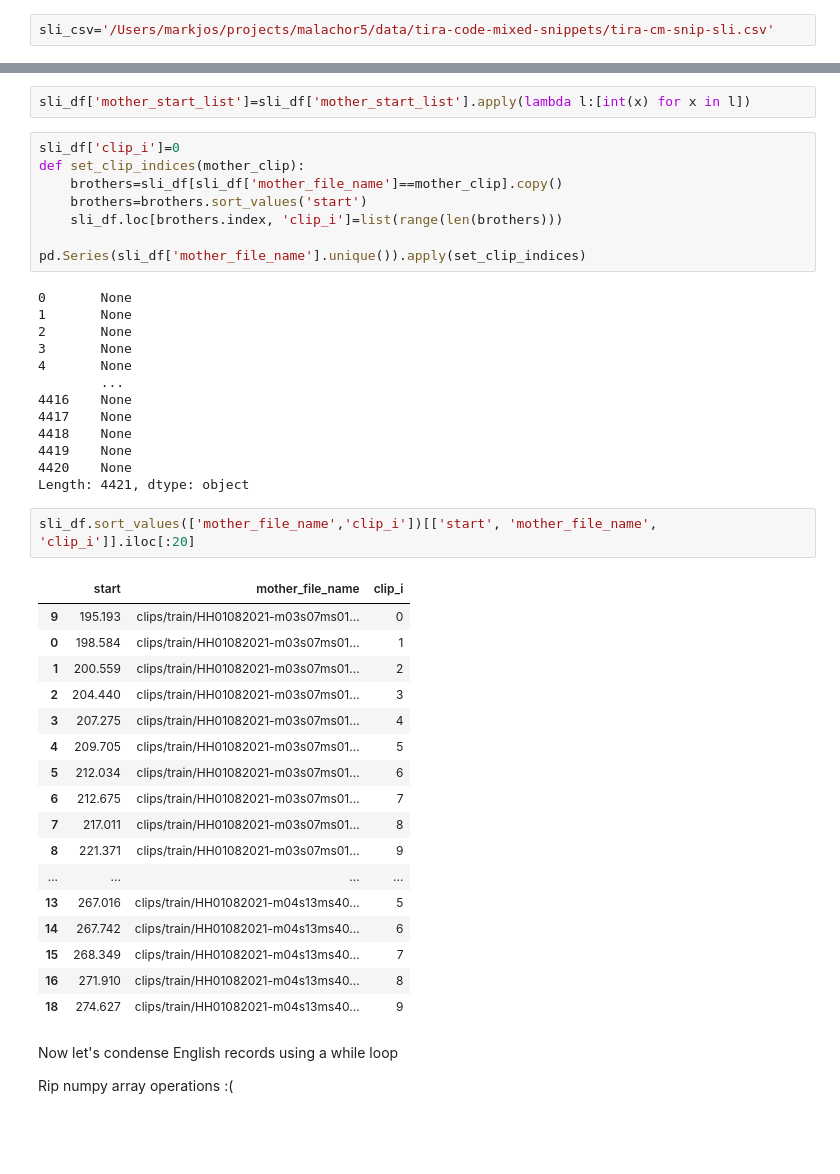
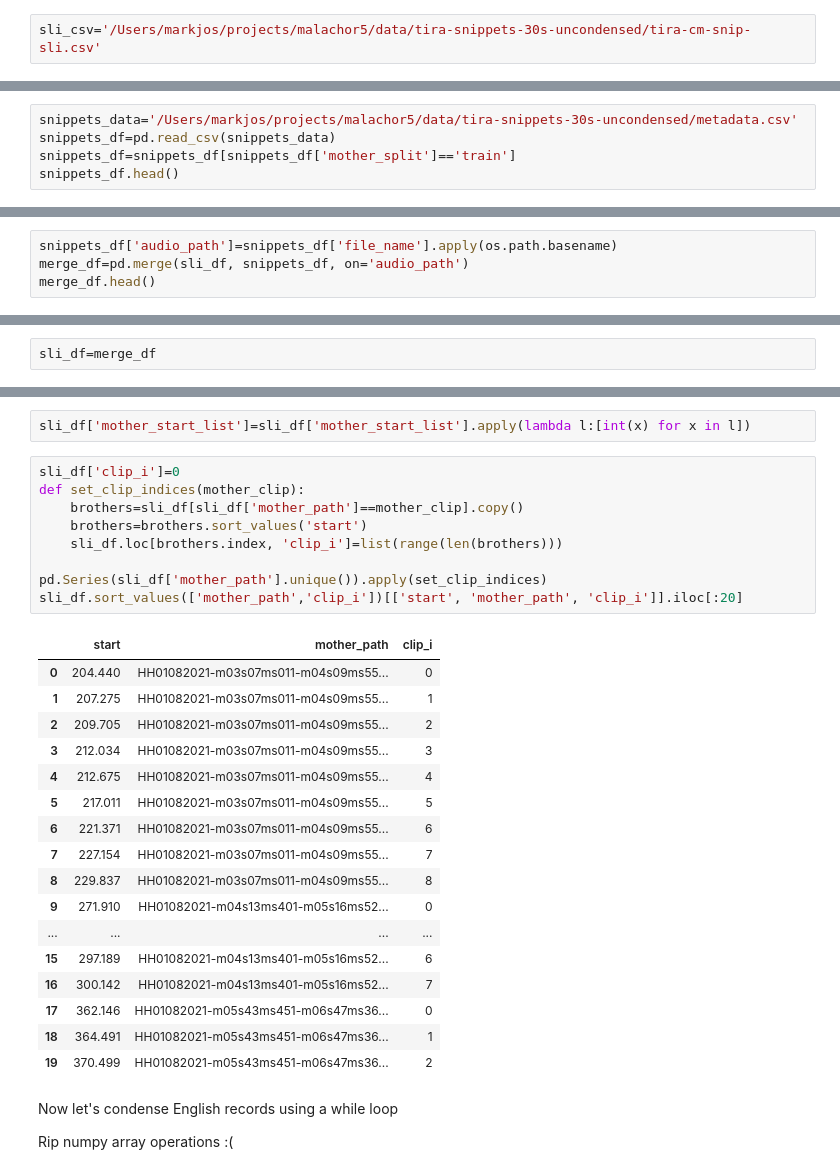
Before and after one commit to markjosims/malachor5, a Jupyter notebook: notebooks/en_tic_snippets.ipynb, the cells around one changed output, grey strips where cells are left out. Saved outputs shown, nothing was run; the diff lists cells and outputs as text; blank space fills up the shorter version.

Commit message:
data data data

```diff
--- a/notebooks/en_tic_snippets.ipynb
+++ b/notebooks/en_tic_snippets.ipynb
@@ -5,4 +14,4 @@ from datasets import load_dataset, load_from_disk, Audio
 # %%
-sli_csv='/Users/markjos/projects/malachor5/data/tira-code-mixed-snippets/tira-cm-snip-sli.csv'
+sli_csv='/Users/markjos/projects/malachor5/data/tira-snippets-30s-uncondensed/tira-cm-snip-sli.csv'
 # %%
 sli_df=pd.read_csv(sli_csv)
@@ -28,0 +30,5 @@ Name: count, dtype: int64
+# %%
+snippets_data='/Users/markjos/projects/malachor5/data/tira-snippets-30s-uncondensed/metadata.csv'
+snippets_df=pd.read_csv(snippets_data)
+snippets_df=snippets_df[snippets_df['mother_split']=='train']
+snippets_df.head()
@@ -28,0 +43,4 @@ Name: count, dtype: int64
+# %%
+snippets_df['audio_path']=snippets_df['file_name'].apply(os.path.basename)
+merge_df=pd.merge(sli_df, snippets_df, on='audio_path')
+merge_df.head()
@@ -29 +59,3 @@ Name: count, dtype: int64
+# %%
+sli_df=merge_df
 # %% [markdown]
@@ -35,44 +69,30 @@ sli_df['mother_start_list']=sli_df['mother_start_list'].apply(lambda l:[int(x) f
 # %%
 sli_df['clip_i']=0
 def set_clip_indices(mother_clip):
-    brothers=sli_df[sli_df['mother_file_name']==mother_clip].copy()
+    brothers=sli_df[sli_df['mother_path']==mother_clip].copy()
     brothers=brothers.sort_values('start')
     sli_df.loc[brothers.index, 'clip_i']=list(range(len(brothers)))
 
-pd.Series(sli_df['mother_file_name'].unique()).apply(set_clip_indices)
+pd.Series(sli_df['mother_path'].unique()).apply(set_clip_indices)
+sli_df.sort_values(['mother_path','clip_i'])[['start', 'mother_path', 'clip_i']].iloc[:20]
 # %% [output]
-0       None
-1       None
-2       None
-3       None
-4       None
-        ...
-4416    None
-4417    None
-4418    None
-4419    None
-4420    None
-Length: 4421, dtype: object
+|  | start | mother_path | clip_i |
+| 0 | 204.440 | HH01082021-m03s07ms011-m04s09ms55... | 0 |
+| 1 | 207.275 | HH01082021-m03s07ms011-m04s09ms55... | 1 |
+| 2 | 209.705 | HH01082021-m03s07ms011-m04s09ms55... | 2 |
+| 3 | 212.034 | HH01082021-m03s07ms011-m04s09ms55... | 3 |
+| 4 | 212.675 | HH01082021-m03s07ms011-m04s09ms55... | 4 |
+| 5 | 217.011 | HH01082021-m03s07ms011-m04s09ms55... | 5 |
+| 6 | 221.371 | HH01082021-m03s07ms011-m04s09ms55... | 6 |
+| 7 | 227.154 | HH01082021-m03s07ms011-m04s09ms55... | 7 |
+| 8 | 229.837 | HH01082021-m03s07ms011-m04s09ms55... | 8 |
+| 9 | 271.910 | HH01082021-m04s13ms401-m05s16ms52... | 0 |
+| ... | ... | ... | ... |
+| 15 | 297.189 | HH01082021-m04s13ms401-m05s16ms52... | 6 |
+| 16 | 300.142 | HH01082021-m04s13ms401-m05s16ms52... | 7 |
+| 17 | 362.146 | HH01082021-m05s43ms451-m06s47ms36... | 0 |
+| 18 | 364.491 | HH01082021-m05s43ms451-m06s47ms36... | 1 |
+| 19 | 370.499 | HH01082021-m05s43ms451-m06s47ms36... | 2 |
-# %%
-sli_df.sort_values(['mother_file_name','clip_i'])[['start', 'mother_file_name', 'clip_i']].iloc[:20]
-# %% [output]
-|  | start | mother_file_name | clip_i |
-| 9 | 195.193 | clips/train/HH01082021-m03s07ms01... | 0 |
-| 0 | 198.584 | clips/train/HH01082021-m03s07ms01... | 1 |
-| 1 | 200.559 | clips/train/HH01082021-m03s07ms01... | 2 |
-| 2 | 204.440 | clips/train/HH01082021-m03s07ms01... | 3 |
-| 3 | 207.275 | clips/train/HH01082021-m03s07ms01... | 4 |
-| 4 | 209.705 | clips/train/HH01082021-m03s07ms01... | 5 |
-| 5 | 212.034 | clips/train/HH01082021-m03s07ms01... | 6 |
-| 6 | 212.675 | clips/train/HH01082021-m03s07ms01... | 7 |
-| 7 | 217.011 | clips/train/HH01082021-m03s07ms01... | 8 |
-| 8 | 221.371 | clips/train/HH01082021-m03s07ms01... | 9 |
-| ... | ... | ... | ... |
-| 13 | 267.016 | clips/train/HH01082021-m04s13ms40... | 5 |
-| 14 | 267.742 | clips/train/HH01082021-m04s13ms40... | 6 |
-| 15 | 268.349 | clips/train/HH01082021-m04s13ms40... | 7 |
-| 16 | 271.910 | clips/train/HH01082021-m04s13ms40... | 8 |
-| 18 | 274.627 | clips/train/HH01082021-m04s13ms40... | 9 |
 # %% [markdown]
 Now let's condense English records using a while loop
 
```
Also changed, not shown: parts of 27 cells of this notebook.
